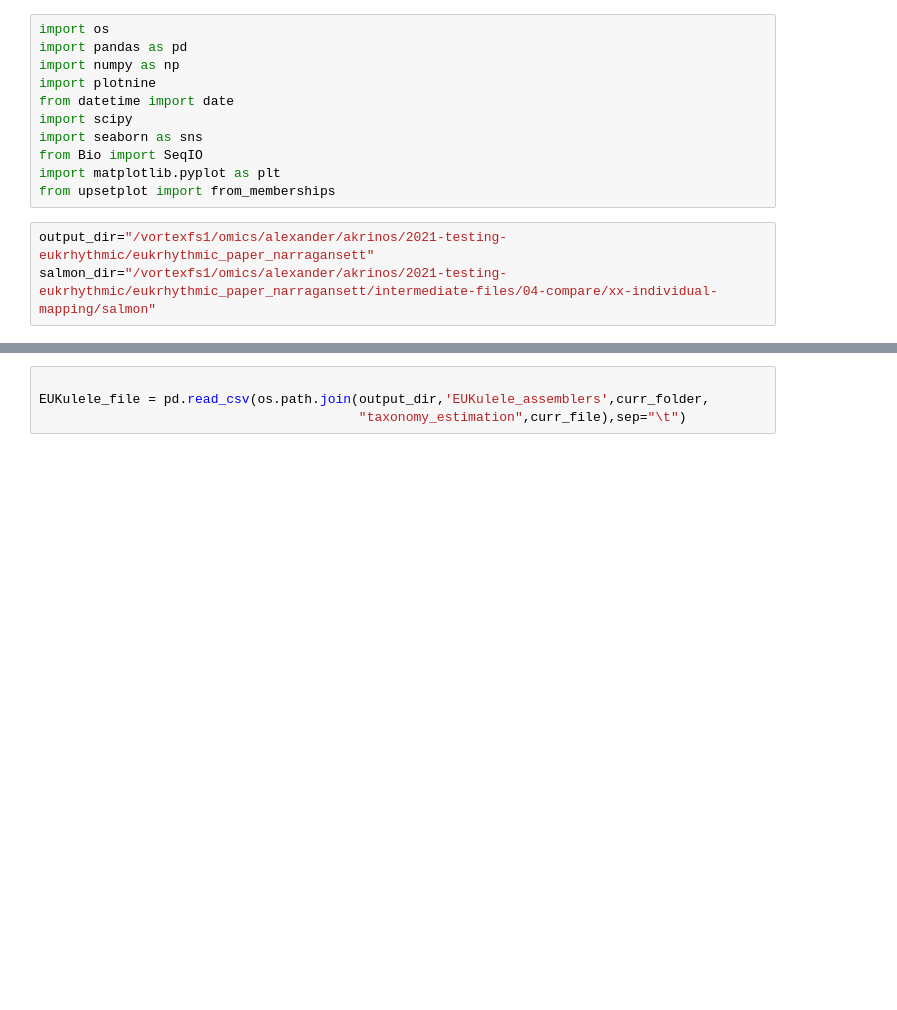
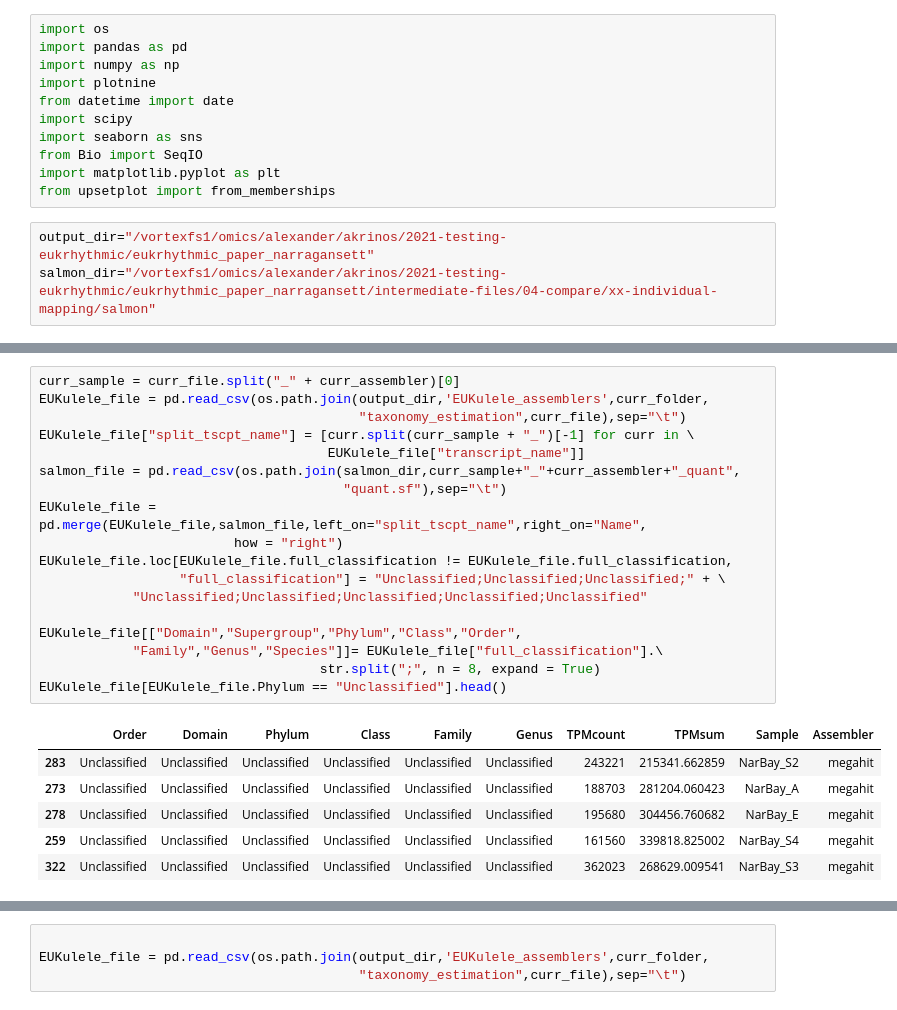
Before and after one commit to akrinos/2022-Krinos-eukrhythmic, a Jupyter notebook: jupyter-notebooks/narragansett-process.ipynb, the cells around one changed output, grey strips where cells are left out. Cells and saved outputs as stored; diff of their text form; blank space fills up the shorter version.

```diff
--- a/jupyter-notebooks/narragansett-process.ipynb
+++ b/jupyter-notebooks/narragansett-process.ipynb
@@ -52,0 +83,25 @@ EUKulele_frame.head()
+# %%
+curr_sample = curr_file.split("_" + curr_assembler)[0]
+EUKulele_file = pd.read_csv(os.path.join(output_dir,'EUKulele_assemblers',curr_folder,
+                                         "taxonomy_estimation",curr_file),sep="\t")
+EUKulele_file["split_tscpt_name"] = [curr.split(curr_sample + "_")[-1] for curr in \
+                                     EUKulele_file["transcript_name"]]
+salmon_file = pd.read_csv(os.path.join(salmon_dir,curr_sample+"_"+curr_assembler+"_quant",
+                                       "quant.sf"),sep="\t")
+EUKulele_file = pd.merge(EUKulele_file,salmon_file,left_on="split_tscpt_name",right_on="Name",
+                         how = "right")
+EUKulele_file.loc[EUKulele_file.full_classification != EUKulele_file.full_classification,
+                  "full_classification"] = "Unclassified;Unclassified;Unclassified;" + \
+            "Unclassified;Unclassified;Unclassified;Unclassified;Unclassified"
+
+EUKulele_file[["Domain","Supergroup","Phylum","Class","Order",
+            "Family","Genus","Species"]]= EUKulele_file["full_classification"].\
+                                    str.split(";", n = 8, expand = True)
+EUKulele_file[EUKulele_file.Phylum == "Unclassified"].head()
+# %% [output]
+|  | Order | Domain | Phylum | Class | Family | Genus | TPMcount | TPMsum | Sample | Assembler |
+| 283 | Unclassified | Unclassified | Unclassified | Unclassified | Unclassified | Unclassified | 243221 | 215341.662859 | NarBay_S2 | megahit |
+| 273 | Unclassified | Unclassified | Unclassified | Unclassified | Unclassified | Unclassified | 188703 | 281204.060423 | NarBay_A | megahit |
+| 278 | Unclassified | Unclassified | Unclassified | Unclassified | Unclassified | Unclassified | 195680 | 304456.760682 | NarBay_E | megahit |
+| 259 | Unclassified | Unclassified | Unclassified | Unclassified | Unclassified | Unclassified | 161560 | 339818.825002 | NarBay_S4 | megahit |
+| 322 | Unclassified | Unclassified | Unclassified | Unclassified | Unclassified | Unclassified | 362023 | 268629.009541 | NarBay_S3 | megahit |
```
Also changed, not shown: parts of 14 cells of this notebook, 3 other files.
